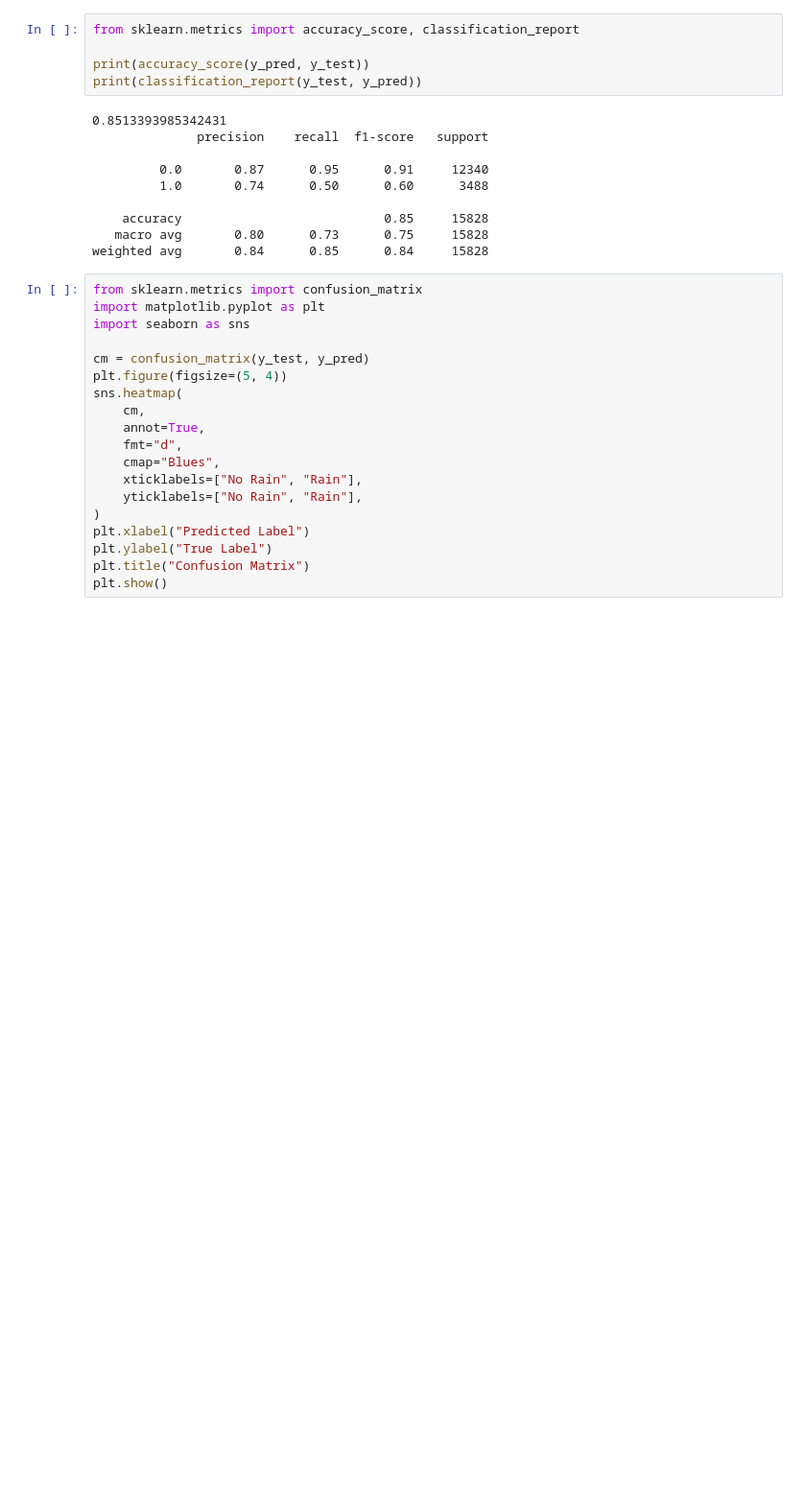
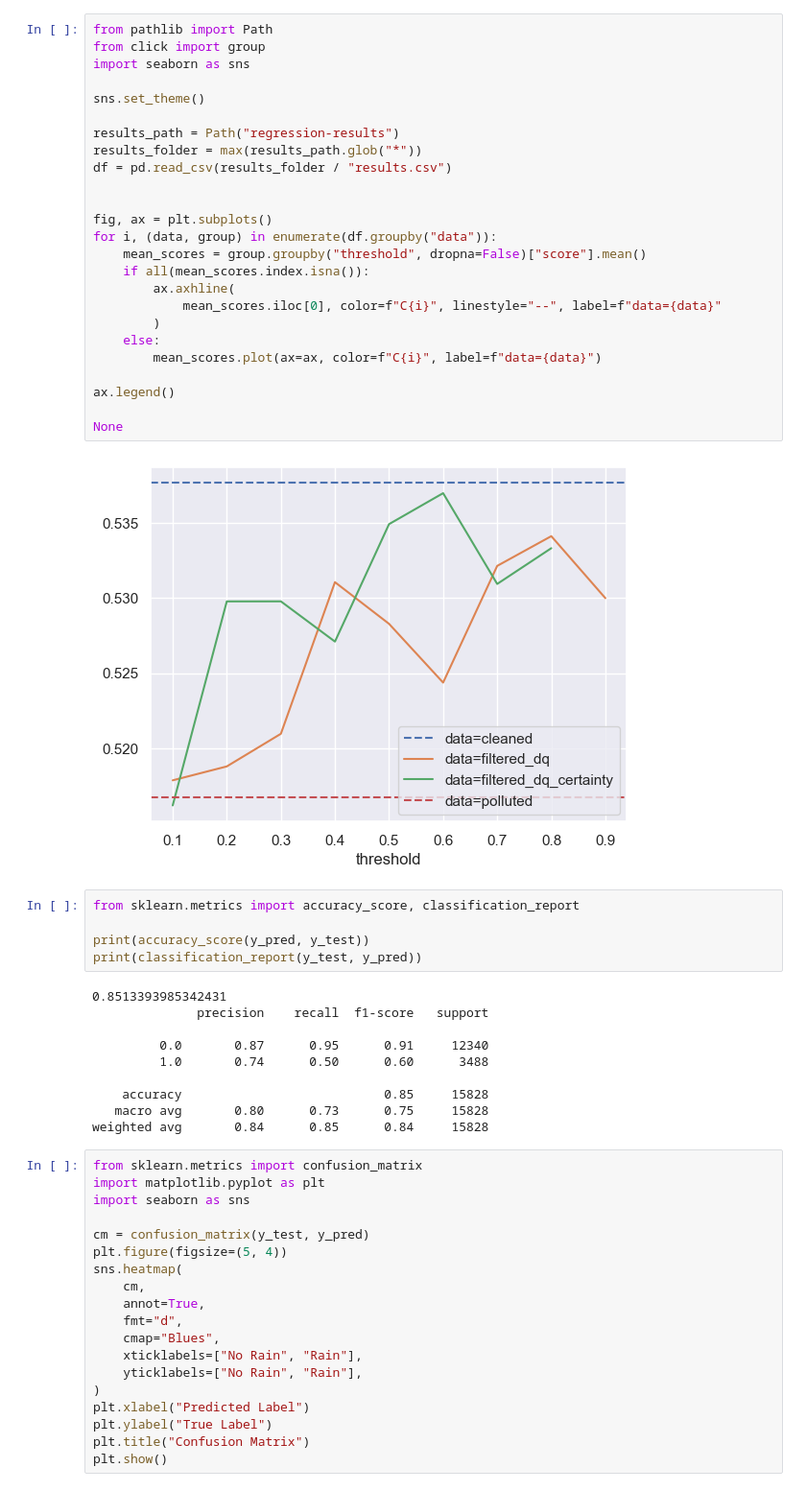
Before and after one commit to jb3rndt/ma-uncertainty-scripts, a Jupyter notebook: regression.ipynb, the cells around one changed output. Shown at 96% size. Saved outputs shown, nothing was run; the diff lists cells and outputs as text; blank space fills up the shorter version.

```diff
--- a/regression.ipynb
+++ b/regression.ipynb
@@ -176,3 +227,30 @@ Loading raw results...
+# %%
+from pathlib import Path
+from click import group
+import seaborn as sns
+
+sns.set_theme()
+
+results_path = Path("regression-results")
+results_folder = max(results_path.glob("*"))
+df = pd.read_csv(results_folder / "results.csv")
+
+
+fig, ax = plt.subplots()
+for i, (data, group) in enumerate(df.groupby("data")):
+    mean_scores = group.groupby("threshold", dropna=False)["score"].mean()
+    if all(mean_scores.index.isna()):
+        ax.axhline(
+            mean_scores.iloc[0], color=f"C{i}", linestyle="--", label=f"data={data}"
+        )
+    else:
+        mean_scores.plot(ax=ax, color=f"C{i}", label=f"data={data}")
+
+ax.legend()
+
+None
+# %% [output]
+[figure, added]
 # %%
 from sklearn.metrics import accuracy_score, classification_report
 
```
Also changed, not shown: parts of 1 cell of this notebook, 3 other files.
